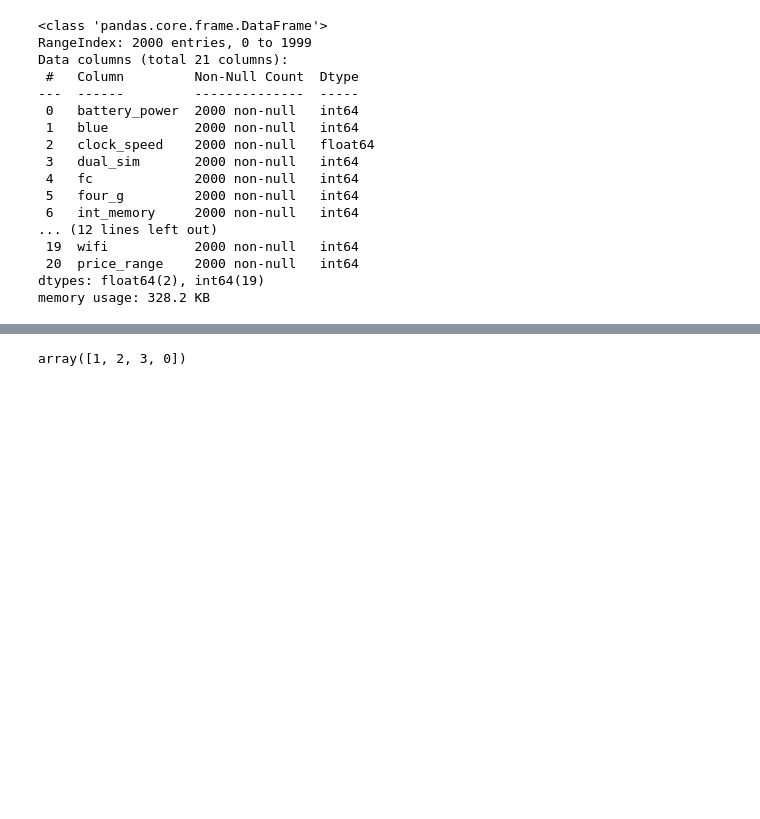
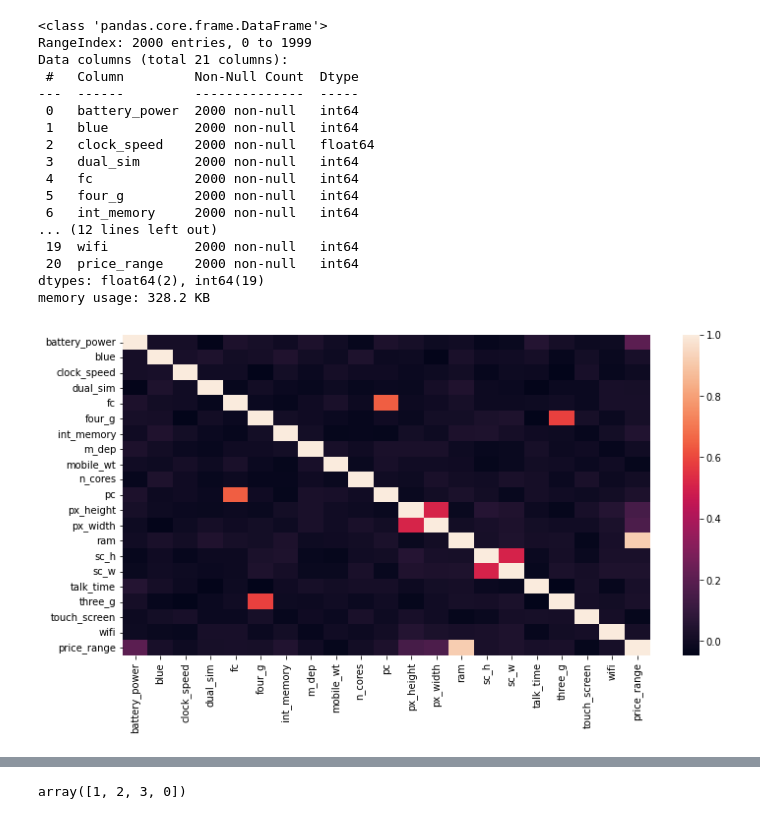
Before and after one commit to NitinKumar4338/Mobile-Price-Range-Prediction, a Jupyter notebook: Mobile_Price_Range.ipynb, the cells around one changed output, grey strips where cells are left out. Cells and saved outputs as stored; diff of their text form; code cells hidden in the pictures; blank space fills up the shorter version.

```diff
--- a/Mobile_Price_Range.ipynb
+++ b/Mobile_Price_Range.ipynb
@@ -49,3 +47,9 @@ Data columns (total 21 columns):
  20  price_range    2000 non-null   int64
 dtypes: float64(2), int64(19)
 memory usage: 328.2 KB
+# %%
+plt.figure(figsize = (12,6))
+sns.heatmap(df.corr())
+plt.show()
+# %% [output]
+[figure, added]
```
Also changed, not shown: parts of 14 cells of this notebook.
